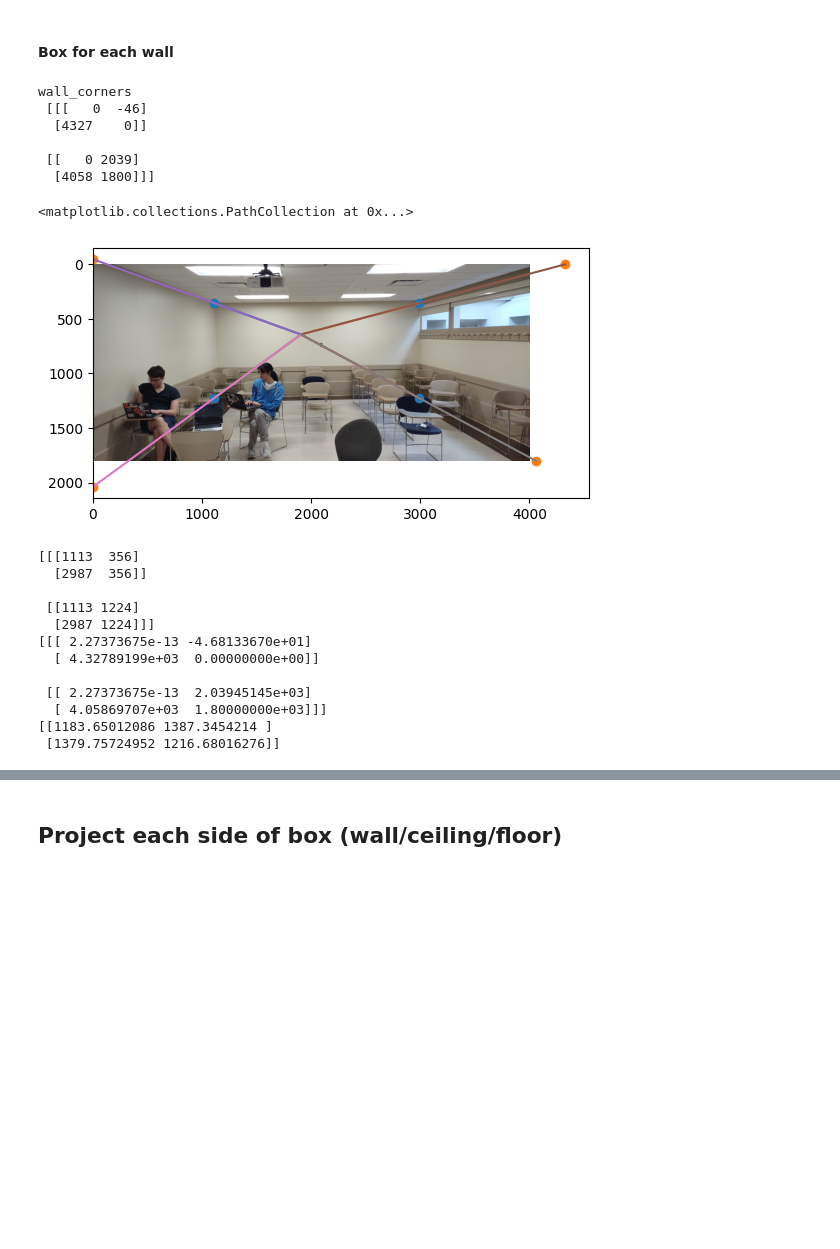
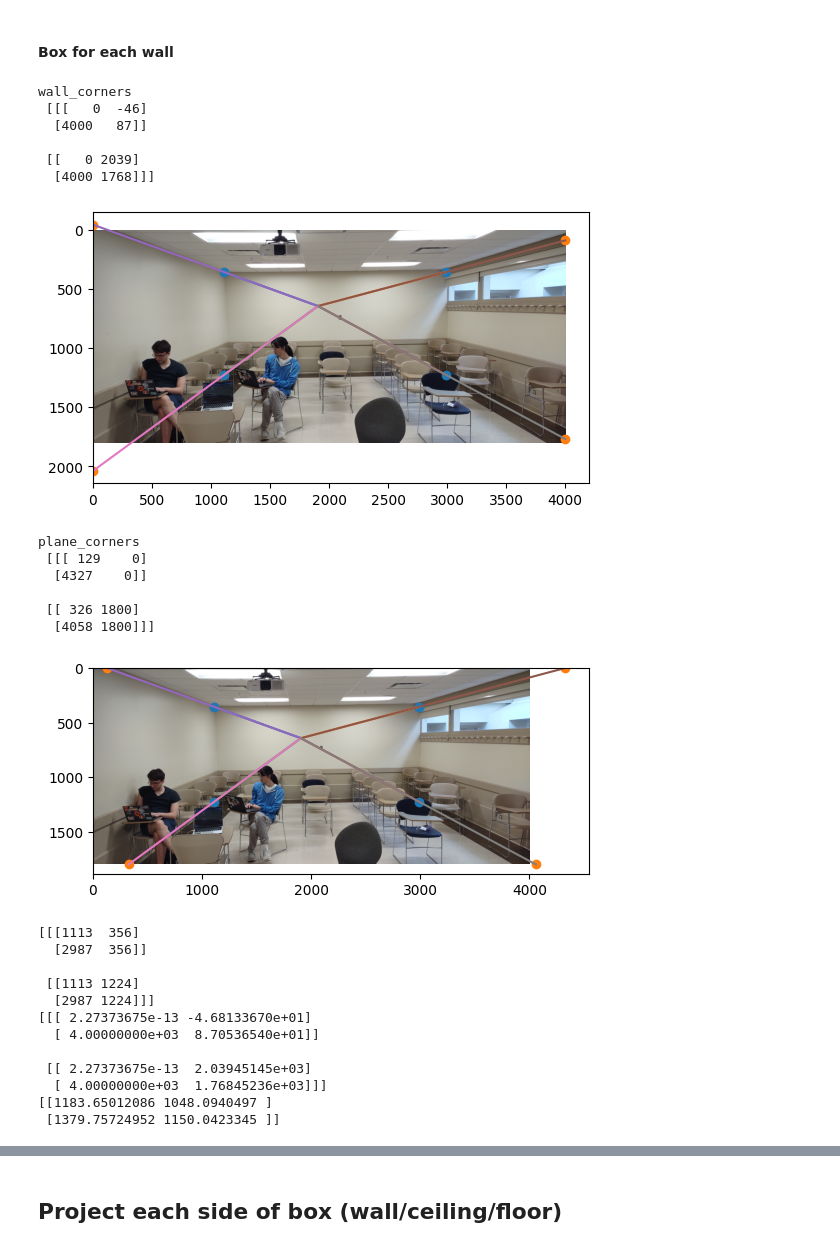
Before and after one commit to AnimeHiyoko/CS-445-Final-Project, a Jupyter notebook: Final_Project.ipynb, the cells around one changed output, grey strips where cells are left out. Cells and saved outputs as stored; diff of their text form; code cells hidden in the pictures; blank space fills up the shorter version.

```diff
--- a/Final_Project.ipynb
+++ b/Final_Project.ipynb
@@ -121,62 +121,70 @@ depth_image = int(depth_image)
 # %%
 # extend each edge so that it goes beyond the image
 wall_edge_vectors = box - vp  # (2, 2, 2) # everything is x,y except when we have to convert to and from image
 # wall_edge_vectors = (wall_edge_vectors / np.max(wall_edge_vectors))
 image_corners = np.array([[[0, 0], [width_image, 0]],
                           [[0,height_image], [width_image, height_image]] ])
 vp_to_image_corners = image_corners - vp # (2, 2, 2)
 scale_factors = vp_to_image_corners / wall_edge_vectors # (2, 2, 2)
-scale_factors = np.max(scale_factors, axis = -1)
-assert scale_factors.shape == (2, 2), scale_factors.shape
-wall_corners = wall_edge_vectors * scale_factors[..., np.newaxis] + vp
+x_scale_factors, y_scale_factors = scale_factors[..., 0], scale_factors[..., 1]
+assert x_scale_factors.shape == (2, 2), x_scale_factors.shape
+assert y_scale_factors.shape == (2, 2), y_scale_factors.shape
+wall_corners = wall_edge_vectors * x_scale_factors[..., np.newaxis] + vp
+plane_corners = wall_edge_vectors * y_scale_factors[..., np.newaxis] + vp
 
-edge_length = la.norm(wall_corners - vp)
 
 plt.imshow(image_rgb)
 
 print("wall_corners\n", wall_corners.astype('int'))
 
 for (x, y) in box.reshape((-1,2)):
     plt.plot([vp[0], x], [vp[1], y])
 for (x, y) in wall_corners.reshape((-1,2)):
     plt.plot([vp[0], x], [vp[1], y])
 plt.scatter(box[..., 0], box[..., 1])
 plt.scatter(wall_corners[..., 0], wall_corners[..., 1])
+plt.show()
+
+
+
+plt.imshow(image_rgb)
+
+print("plane_corners\n", plane_corners.astype('int'))
+
+for (x, y) in box.reshape((-1,2)):
+    plt.plot([vp[0], x], [vp[1], y])
+for (x, y) in plane_corners.reshape((-1,2)):
+    plt.plot([vp[0], x], [vp[1], y])
+plt.scatter(box[..., 0], box[..., 1])
+plt.scatter(plane_corners[..., 0], plane_corners[..., 1])
+plt.show()
 # %% [output]
 wall_corners
  [[[   0  -46]
-  [4327    0]]
+  [4000   87]]
 
  [[   0 2039]
-  [4058 1800]]]
+  [4000 1768]]]
+[figure, new version]
-<matplotlib.collections.PathCollection at 0x...>
+plane_corners
+ [[[ 129    0]
+  [4327    0]]
+
+ [[ 326 1800]
+  [4058 1800]]]
-[figure, old version]
+[figure, added]
 # %%
 box_lengths = la.norm(wall_corners - box, axis=-1)
 
-# this will take all the box coordinates and stretch them out
-# which basically draws a wall parallel to the back wall that is closer to you
 print(box)
 print(wall_corners)
 print(box_lengths)
 
+
 left_box = np.stack([wall_corners[:,0], box[:,0]], axis=1)
 right_box = np.stack([box[:,1], wall_corners[:, 1]], axis=1)
-top_box = np.stack([wall_corners[0,:], box[0,:]], axis=0)
-bottom_box = np.stack([box[1,:], wall_corners[1,:]], axis=0)
-
-
-# fov = 2 * np.arctan(depth/(2 * focal_length_mm)) # angle
-# compute visible depth, i.e. depth of the edge where the wall meets the floor (or where the wall meets the ceiling)
-tan_fov = (aperture_diameter_mm/2) / focal_length_mm
-
-camera_height = vp[0] - box
-hidden_depth = 1/tan_fov * camera_height
-visible_depth = depth_image - hidden_depth
-
-camera_distances_to_edge = la.norm(box - vp, axis = -1) # == vp distance to corner
-hidden_depths = 1/tan_fov * camera_distances_to_edge
-visible_depths = depth_image - hidden_depths
+top_box = np.stack([plane_corners[0,:], box[0,:]], axis=0)
+bottom_box = np.stack([box[1,:], plane_corners[1,:]], axis=0)
 # %% [output]
 [[[1113  356]
   [2987  356]]
@@ -184,12 +192,12 @@ visible_depths = depth_image - hidden_depths
  [[1113 1224]
   [2987 1224]]]
 [[[ 2.27373675e-13 -4.68133670e+01]
-  [ 4.32789199e+03  0.00000000e+00]]
+  [ 4.00000000e+03  8.70536540e+01]]
 
  [[ 2.27373675e-13  2.03945145e+03]
-  [ 4.05869707e+03  1.80000000e+03]]]
-[[1183.65012086 1387.3454214 ]
- [1379.75724952 1216.68016276]]
+  [ 4.00000000e+03  1.76845236e+03]]]
+[[1183.65012086 1048.0940497 ]
+ [1379.75724952 1150.0423345 ]]
 # %%
 def plot_box(box):
     pts = np.array([box[0,0], box[1,0], box[1,1], box[0,1],box[0,0]])
```
Also changed, not shown: parts of 8 cells of this notebook.
